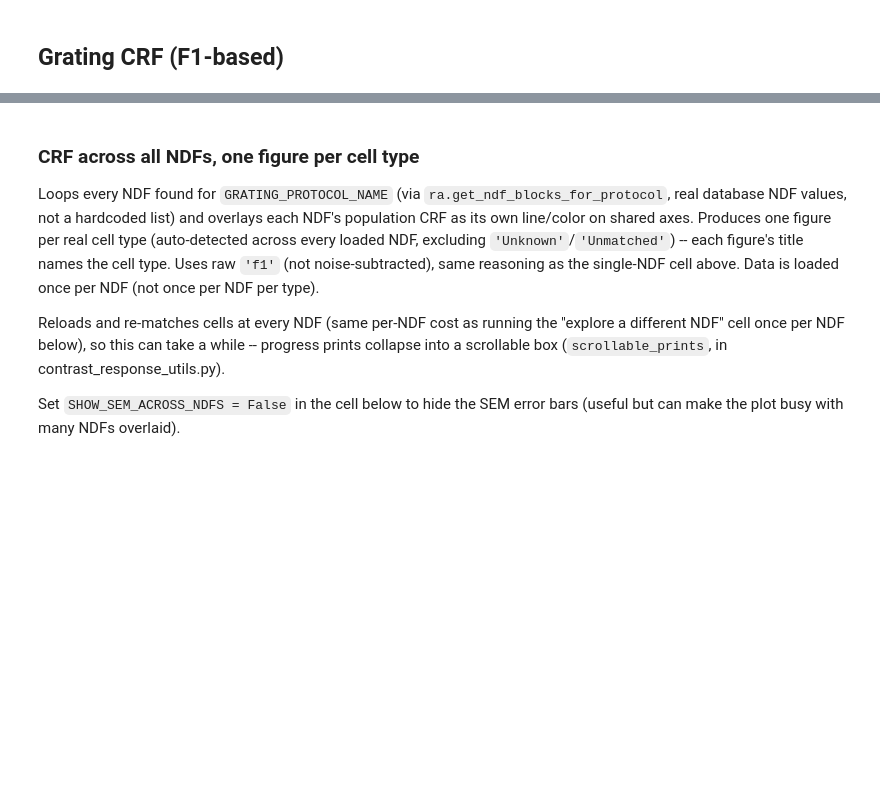
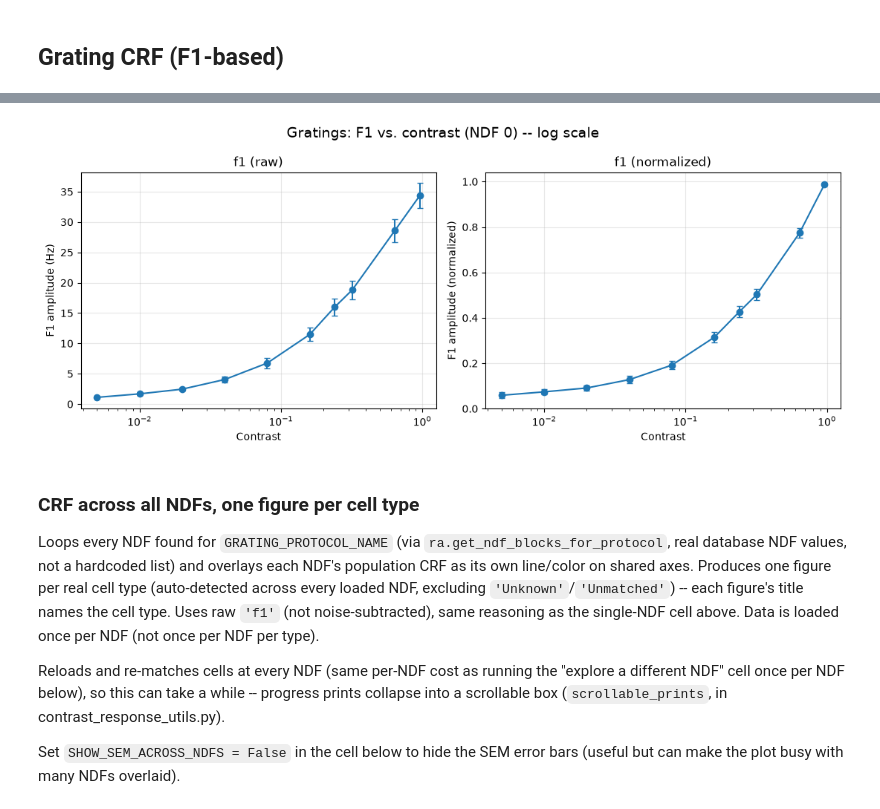
Before and after one commit to yasmine-tani/retinanalysis, a Jupyter notebook: demos/7_contrast_response_demo.ipynb, the cells around one changed output, grey strips where cells are left out. Drawn from its saved outputs; the diff is of its cells as text; code cells hidden in the pictures; blank space fills up the shorter version.

```diff
--- a/demos/7_contrast_response_demo.ipynb
+++ b/demos/7_contrast_response_demo.ipynb
@@ -278,3 +282,15 @@ fig = plot_crf(
+# %%
+# Log-scale version of the plot above (per yas, 2026-08-06: "for the log scale
+# one its fine to have it be scientific notation") -- same data, true-to-scale
+# log-x axis instead of the evenly-spaced linear one.
+fig = plot_crf(
+    df_trials_grating, condition_key='contrast',
+    response_col='f1_noise_sub', raw_response_col='f1',
+    title=f'Gratings: F1 vs. contrast (NDF {ndf_grating}) -- log scale',
+    show_noise_sub=False, log_x=True,
+)
+# %% [output]
+[figure, added]
 # %% [markdown]
 ### CRF across all NDFs, one figure per cell type
 
```
Also changed, not shown: parts of 9 cells of this notebook, 4 other files.
